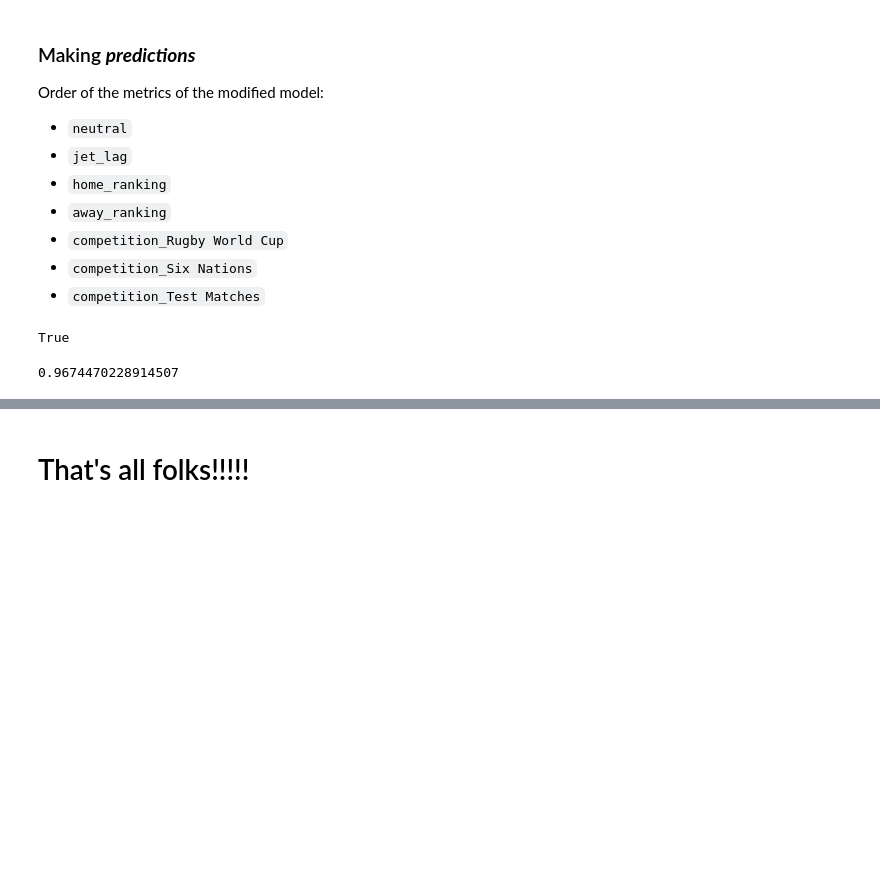
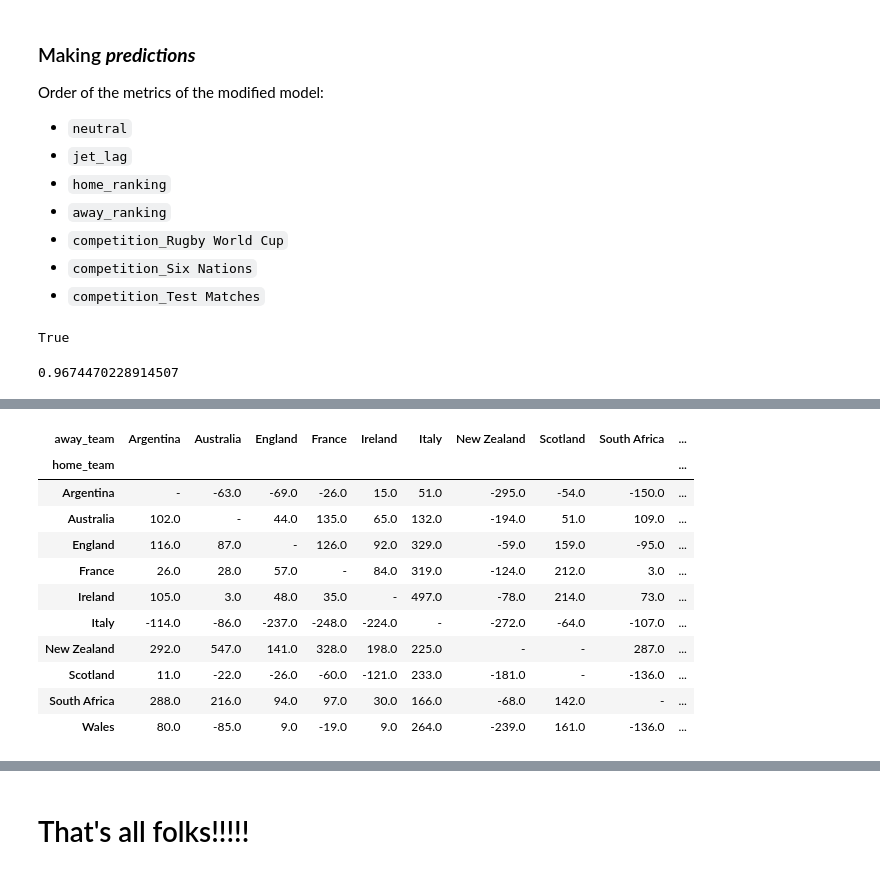
Before and after one commit to FILET81/ML-World-Rugby-Results, a Jupyter notebook: world_rugby.ipynb, the cells around one changed output, grey strips where cells are left out. Cells and saved outputs as stored; diff of their text form; code cells hidden in the pictures; blank space fills up the shorter version.

```diff
--- a/world_rugby.ipynb
+++ b/world_rugby.ipynb
@@ -1821,0 +1879,16 @@ model.predict_proba(winning3)[0][1]
+# %%
+# Sum of "score_diff" by "home_team" and "away_team":
+pd.crosstab(wru_final["home_team"], wru_final["away_team"], values=wru_final["score_diff"], aggfunc="sum").replace(np.nan, "-")
+# %% [output]
+| away_team | Argentina | Australia | England | France | Ireland | Italy | New Zealand | Scotland | South Africa | ... |
+| home_team |  |  |  |  |  |  |  |  |  | ... |
+| Argentina | - | -63.0 | -69.0 | -26.0 | 15.0 | 51.0 | -295.0 | -54.0 | -150.0 | ... |
+| Australia | 102.0 | - | 44.0 | 135.0 | 65.0 | 132.0 | -194.0 | 51.0 | 109.0 | ... |
+| England | 116.0 | 87.0 | - | 126.0 | 92.0 | 329.0 | -59.0 | 159.0 | -95.0 | ... |
+| France | 26.0 | 28.0 | 57.0 | - | 84.0 | 319.0 | -124.0 | 212.0 | 3.0 | ... |
+| Ireland | 105.0 | 3.0 | 48.0 | 35.0 | - | 497.0 | -78.0 | 214.0 | 73.0 | ... |
+| Italy | -114.0 | -86.0 | -237.0 | -248.0 | -224.0 | - | -272.0 | -64.0 | -107.0 | ... |
+| New Zealand | 292.0 | 547.0 | 141.0 | 328.0 | 198.0 | 225.0 | - | - | 287.0 | ... |
+| Scotland | 11.0 | -22.0 | -26.0 | -60.0 | -121.0 | 233.0 | -181.0 | - | -136.0 | ... |
+| South Africa | 288.0 | 216.0 | 94.0 | 97.0 | 30.0 | 166.0 | -68.0 | 142.0 | - | ... |
+| Wales | 80.0 | -85.0 | 9.0 | -19.0 | 9.0 | 264.0 | -239.0 | 161.0 | -136.0 | ... |
```
Also changed, not shown: parts of 12 cells of this notebook, 49 other files.
